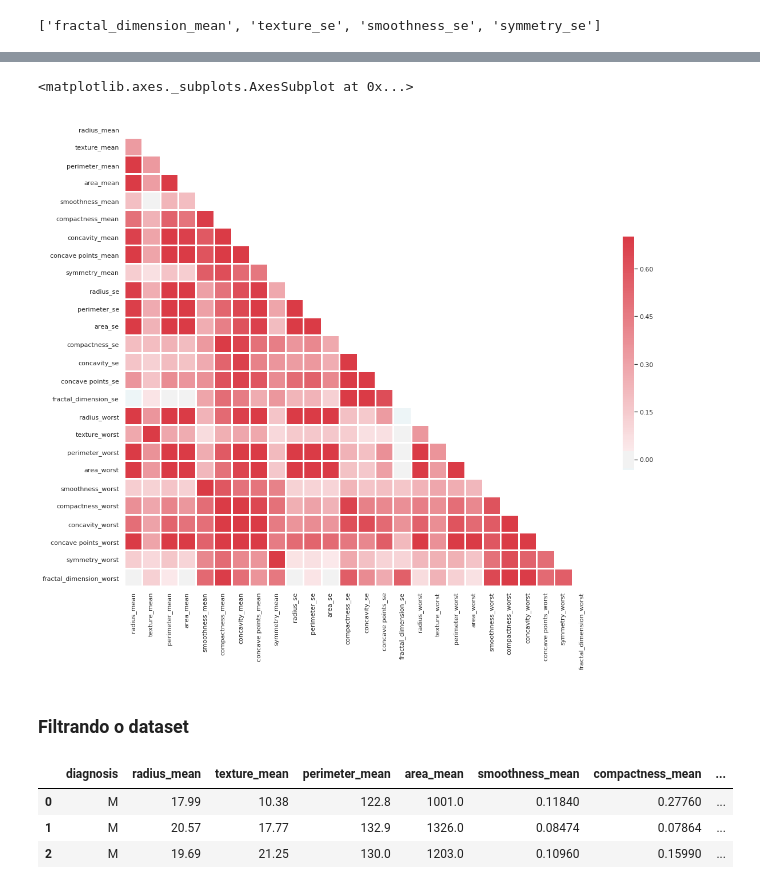
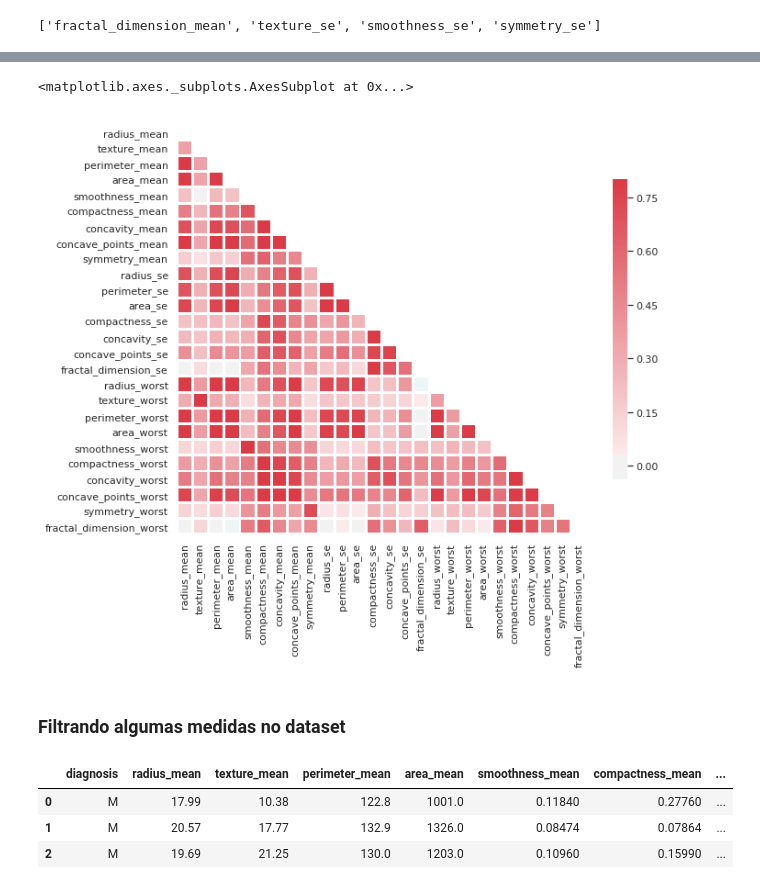
Before and after one commit to msbruno/python-data-science, a Jupyter notebook: BreastCancerData.ipynb, the cells around one changed output, grey strips where cells are left out. Cells and saved outputs as stored; diff of their text form; code cells hidden in the pictures.

```diff
--- a/BreastCancerData.ipynb
+++ b/BreastCancerData.ipynb
@@ -53,0 +56,3 @@ Index([u'id', u'diagnosis', u'radius_mean', u'texture_mean', u'perimeter_mean',
+# %%
+data.columns = data.columns.str.strip().str.lower().str.replace(' ', '_')
+print(data.columns.values)
@@ -93,7 +110,7 @@ Unnamed: 32                569
 dtype: int64
 # %%
 df = data.copy()
-df = data.drop('Unnamed: 32',axis = 1 )
+df = data.drop('unnamed:_32',axis = 1 )
 df = df.drop('id',axis = 1 )
 df.head(2)
 # %% [output]
@@ -267,15 +284,15 @@ corr
 # %%
 # Generate a mask for the upper triangle
 #https://seaborn.pydata.org/generated/seaborn.heatmap.html
 mask = np.zeros_like(corr, dtype=np.bool)
 mask[np.triu_indices_from(mask)] = True
-f, ax = plt.subplots(figsize=(20, 15))
+f, ax = plt.subplots(figsize=(10, 15))
 cmap = sns.diverging_palette(220, 10, as_cmap=True)
-sns.heatmap(corr, mask=mask, cmap=cmap, vmax=.7, center=0,
-            square=True, linewidths=2, cbar_kws={"shrink": .5})
+sns.heatmap(corr, mask=mask, cmap=cmap, vmax=.8, center=0,
+            square=True, linewidths=2, cbar_kws={"shrink": .4})
 # %% [output]
 <matplotlib.axes._subplots.AxesSubplot at 0x...>
-[figure, old version]
+[figure, new version]
 # %% [markdown]
-### Filtrando o dataset
+### Filtrando algumas medidas no dataset
 # %%
```
Also changed, not shown: parts of 54 cells of this notebook.
